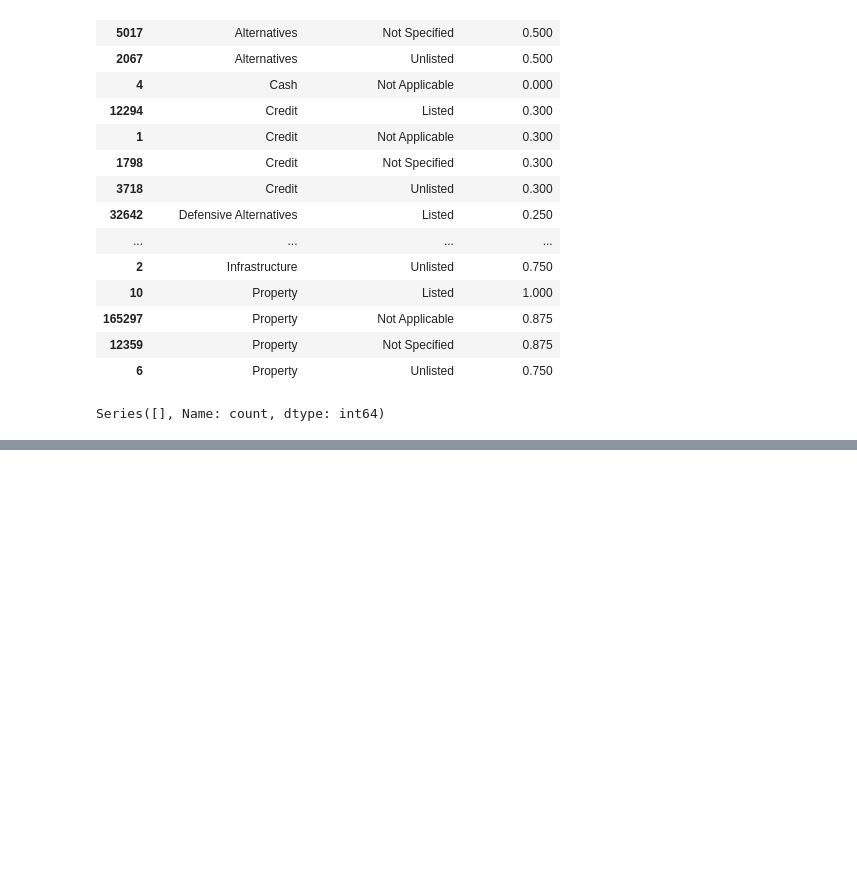
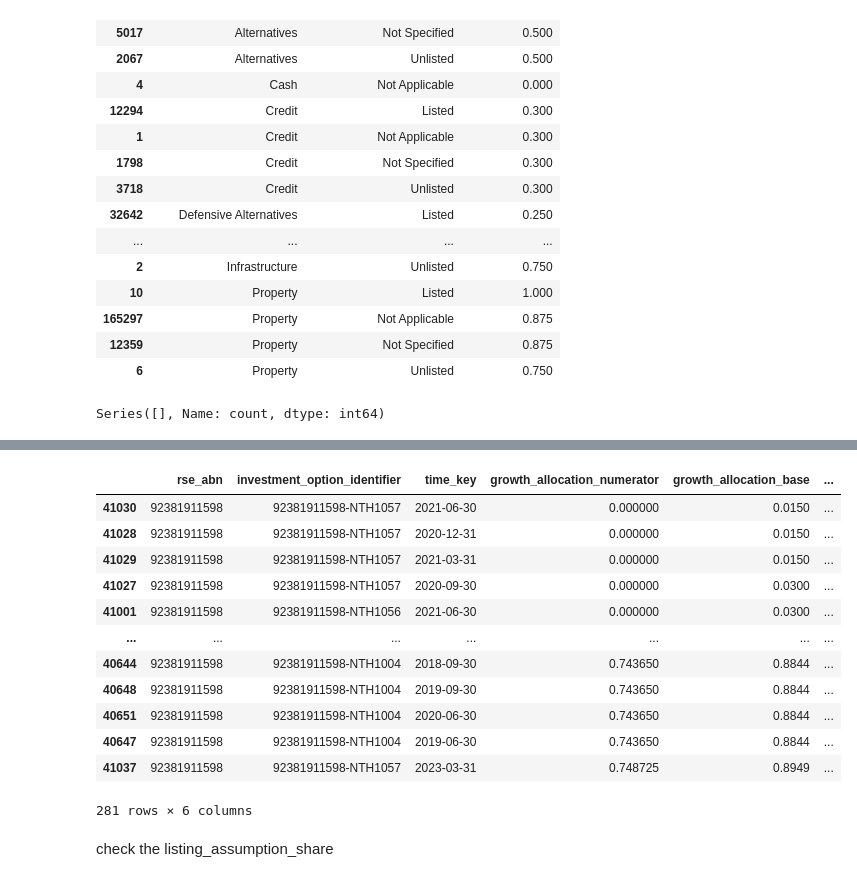
Before and after one commit to terra9/superannuation-performance-early-warning, a Jupyter notebook: notebooks/apra_data_audit.ipynb, the cells around one changed output, grey strips where cells are left out. Saved outputs shown, nothing was run; the diff lists cells and outputs as text; code cells hidden in the pictures; blank space fills up the shorter version.

```diff
--- a/notebooks/apra_data_audit.ipynb
+++ b/notebooks/apra_data_audit.ipynb
@@ -6172,0 +6348,30 @@ option_period_growth[
+# %%
+option_period_growth.loc[
+    option_period_growth[
+        "growth_allocation_base"
+    ].lt(0.90),
+    option_period_keys
+    + [
+        "growth_allocation_numerator",
+        "growth_allocation_base",
+        "strategic_growth_allocation"
+    ]
+].sort_values(
+    "growth_allocation_base"
+)
+# %% [output]
+|  | rse_abn | investment_option_identifier | time_key | growth_allocation_numerator | growth_allocation_base | ... |
+| 41030 | 92381911598 | 92381911598-NTH1057 | 2021-06-30 | 0.000000 | 0.0150 | ... |
+| 41028 | 92381911598 | 92381911598-NTH1057 | 2020-12-31 | 0.000000 | 0.0150 | ... |
+| 41029 | 92381911598 | 92381911598-NTH1057 | 2021-03-31 | 0.000000 | 0.0150 | ... |
+| 41027 | 92381911598 | 92381911598-NTH1057 | 2020-09-30 | 0.000000 | 0.0300 | ... |
+| 41001 | 92381911598 | 92381911598-NTH1056 | 2021-06-30 | 0.000000 | 0.0300 | ... |
+| ... | ... | ... | ... | ... | ... | ... |
+| 40644 | 92381911598 | 92381911598-NTH1004 | 2018-09-30 | 0.743650 | 0.8844 | ... |
+| 40648 | 92381911598 | 92381911598-NTH1004 | 2019-09-30 | 0.743650 | 0.8844 | ... |
+| 40651 | 92381911598 | 92381911598-NTH1004 | 2020-06-30 | 0.743650 | 0.8844 | ... |
+| 40647 | 92381911598 | 92381911598-NTH1004 | 2019-06-30 | 0.743650 | 0.8844 | ... |
+| 41037 | 92381911598 | 92381911598-NTH1057 | 2023-03-31 | 0.748725 | 0.8949 | ... |
+281 rows × 6 columns
+# %% [markdown]
+check the listing_assumption_share
```
Also changed, not shown: parts of 18 cells of this notebook.
